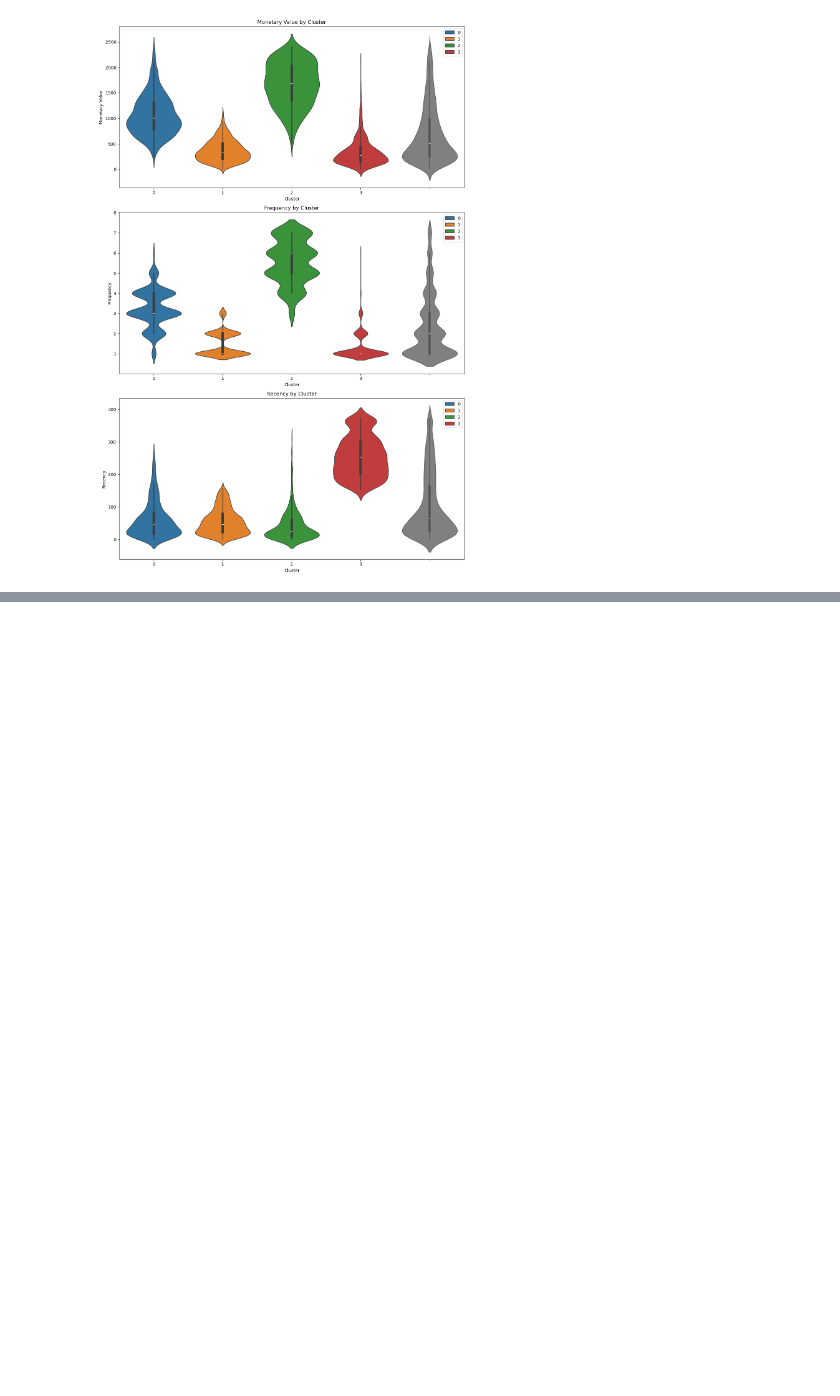
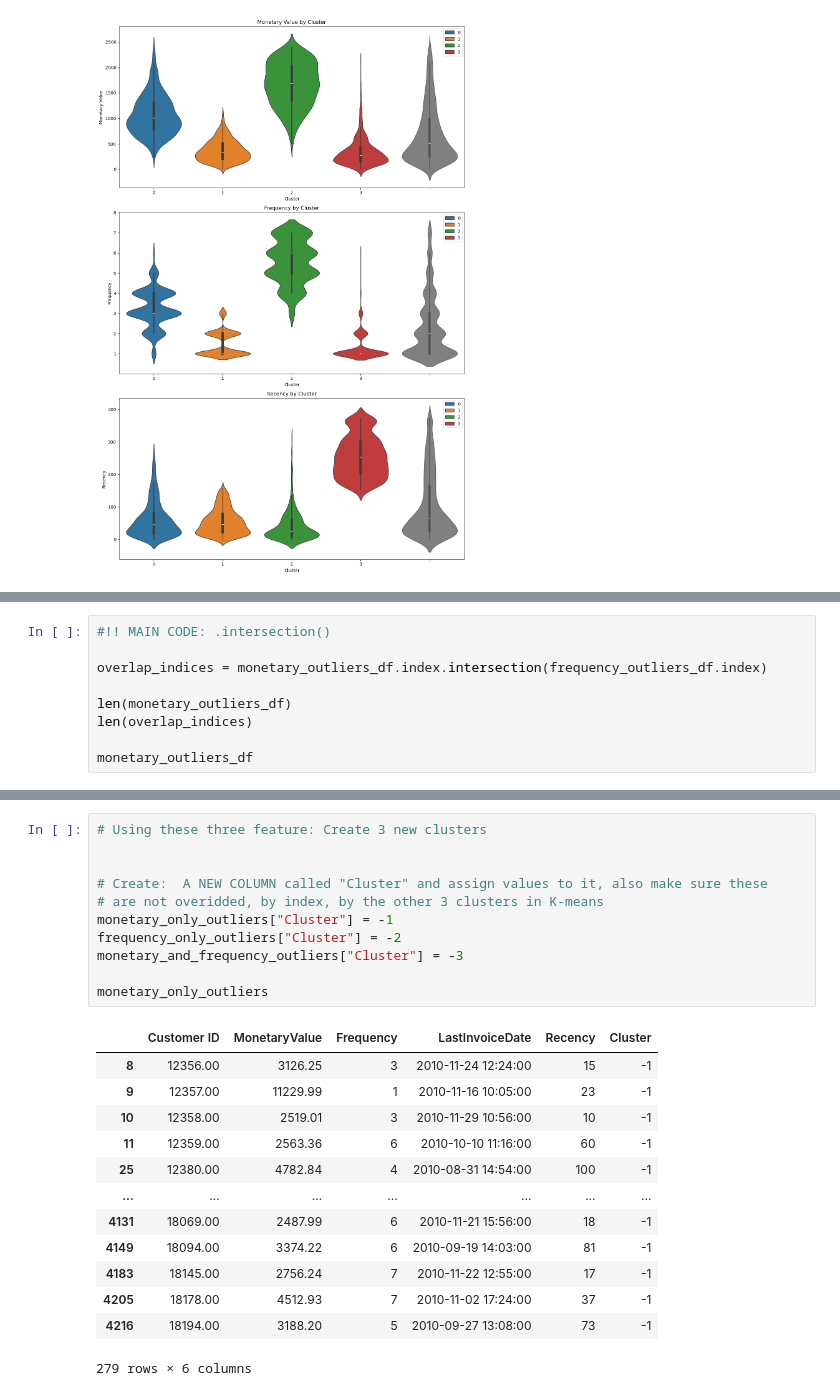
Before and after one commit to uyenn0/data-science-online-retail, a Jupyter notebook: online-retail-Kmeans-clustering-Customer-data.ipynb, the cells around one changed output, grey strips where cells are left out. Saved outputs shown, nothing was run; the diff lists cells and outputs as text; blank space fills up the shorter version.

```diff
--- a/online-retail-Kmeans-clustering-Customer-data.ipynb
+++ b/online-retail-Kmeans-clustering-Customer-data.ipynb
@@ -940,0 +952,9 @@ Action: Start running marketing ads to gain their attention, but could consider
+# %%
+#!! MAIN CODE: .intersection()
+
+overlap_indices = monetary_outliers_df.index.intersection(frequency_outliers_df.index)
+
+len(monetary_outliers_df)
+len(overlap_indices)
+
+monetary_outliers_df
@@ -940,0 +993,25 @@ Action: Start running marketing ads to gain their attention, but could consider
+# %%
+# Using these three feature: Create 3 new clusters
+
+
+# Create:  A NEW COLUMN called "Cluster" and assign values to it, also make sure these
+# are not overidded, by index, by the other 3 clusters in K-means
+monetary_only_outliers["Cluster"] = -1
+frequency_only_outliers["Cluster"] = -2
+monetary_and_frequency_outliers["Cluster"] = -3
+
+monetary_only_outliers
+# %% [output]
+|  | Customer ID | MonetaryValue | Frequency | LastInvoiceDate | Recency | Cluster |
+| 8 | 12356.00 | 3126.25 | 3 | 2010-11-24 12:24:00 | 15 | -1 |
+| 9 | 12357.00 | 11229.99 | 1 | 2010-11-16 10:05:00 | 23 | -1 |
+| 10 | 12358.00 | 2519.01 | 3 | 2010-11-29 10:56:00 | 10 | -1 |
+| 11 | 12359.00 | 2563.36 | 6 | 2010-10-10 11:16:00 | 60 | -1 |
+| 25 | 12380.00 | 4782.84 | 4 | 2010-08-31 14:54:00 | 100 | -1 |
+| ... | ... | ... | ... | ... | ... | ... |
+| 4131 | 18069.00 | 2487.99 | 6 | 2010-11-21 15:56:00 | 18 | -1 |
+| 4149 | 18094.00 | 3374.22 | 6 | 2010-09-19 14:03:00 | 81 | -1 |
+| 4183 | 18145.00 | 2756.24 | 7 | 2010-11-22 12:55:00 | 17 | -1 |
+| 4205 | 18178.00 | 4512.93 | 7 | 2010-11-02 17:24:00 | 37 | -1 |
+| 4216 | 18194.00 | 3188.20 | 5 | 2010-09-27 13:08:00 | 73 | -1 |
+279 rows × 6 columns
```
Also changed, not shown: parts of 17 cells of this notebook.
